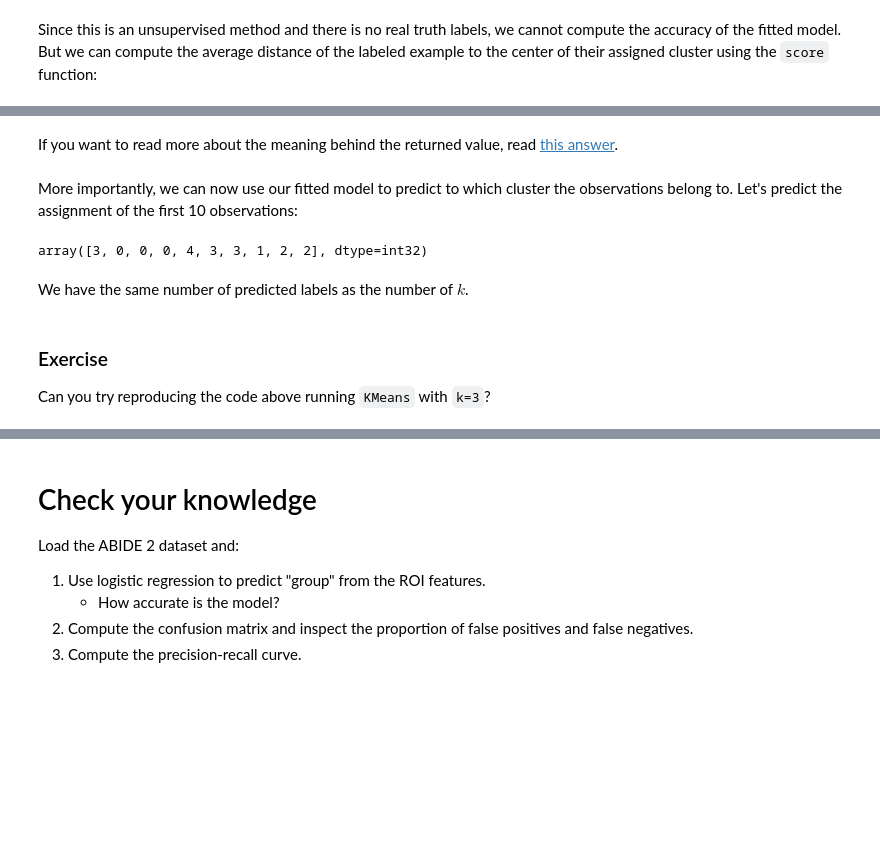
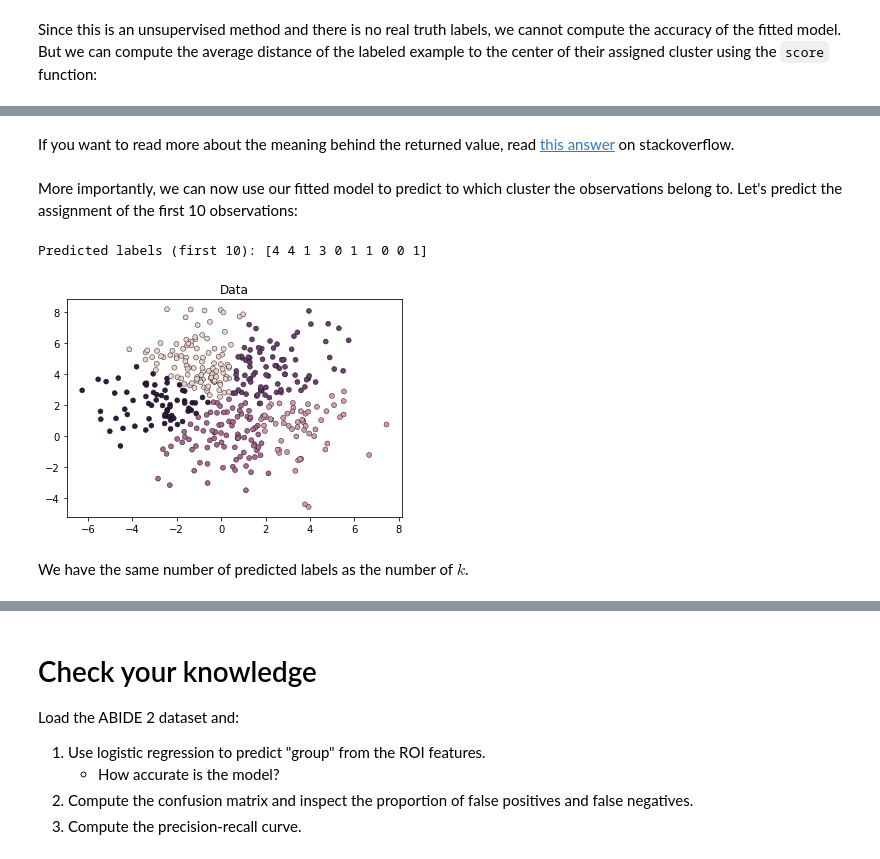
Before and after one commit to martinagvilas/ML-Vis-BrainHack-2021, a Jupyter notebook: notebooks/02-estimators.ipynb, the cells around one changed output, grey strips where cells are left out. Cells and saved outputs as stored; diff of their text form; code cells hidden in the pictures; blank space fills up the shorter version.

```diff
--- a/notebooks/02-estimators.ipynb
+++ b/notebooks/02-estimators.ipynb
@@ -425,15 +413,20 @@ Average distance: -38848.89235461249
 # %% [markdown]
-If you want to read more about the meaning behind the returned value, read [this answer](https://stackoverflow.com/questions/32370543/understanding-score-returned-by-scikit-learn-kmeans).
+If you want to read more about the meaning behind the returned value, read [this answer](https://stackoverflow.com/questions/32370543/understanding-score-returned-by-scikit-learn-kmeans) on stackoverflow.
 # %% [markdown]
 More importantly, we can now use our fitted model to predict to which cluster the observations belong to. Let's predict the assignment of the first 10 observations:
 # %%
 # Predict cluster label
-kmeans.predict(X[:10])
+y_pred = kmeans.predict(X)
+print(f"Predicted labels (first 10): {y_pred[:10]}")
 # %% [output]
-array([3, 0, 0, 0, 4, 3, 3, 1, 2, 2], dtype=int32)
+Predicted labels (first 10): [4 4 1 3 0 1 1 0 0 1]
+# %%
+sns.scatterplot(
+    x=X[:, 0], y=X[:, 1], hue=y_pred,
+    marker='o', s=25, edgecolor='k', legend=False
+).set_title("Data")
+plt.show()
+# %% [output]
+[figure, added]
 # %% [markdown]
 We have the same number of predicted labels as the number of $k$.
-# %% [markdown]
-### Exercise
-
-Can you try reproducing the code above running `KMeans` with `k=3`?
```
Also changed, not shown: parts of 21 cells of this notebook.
